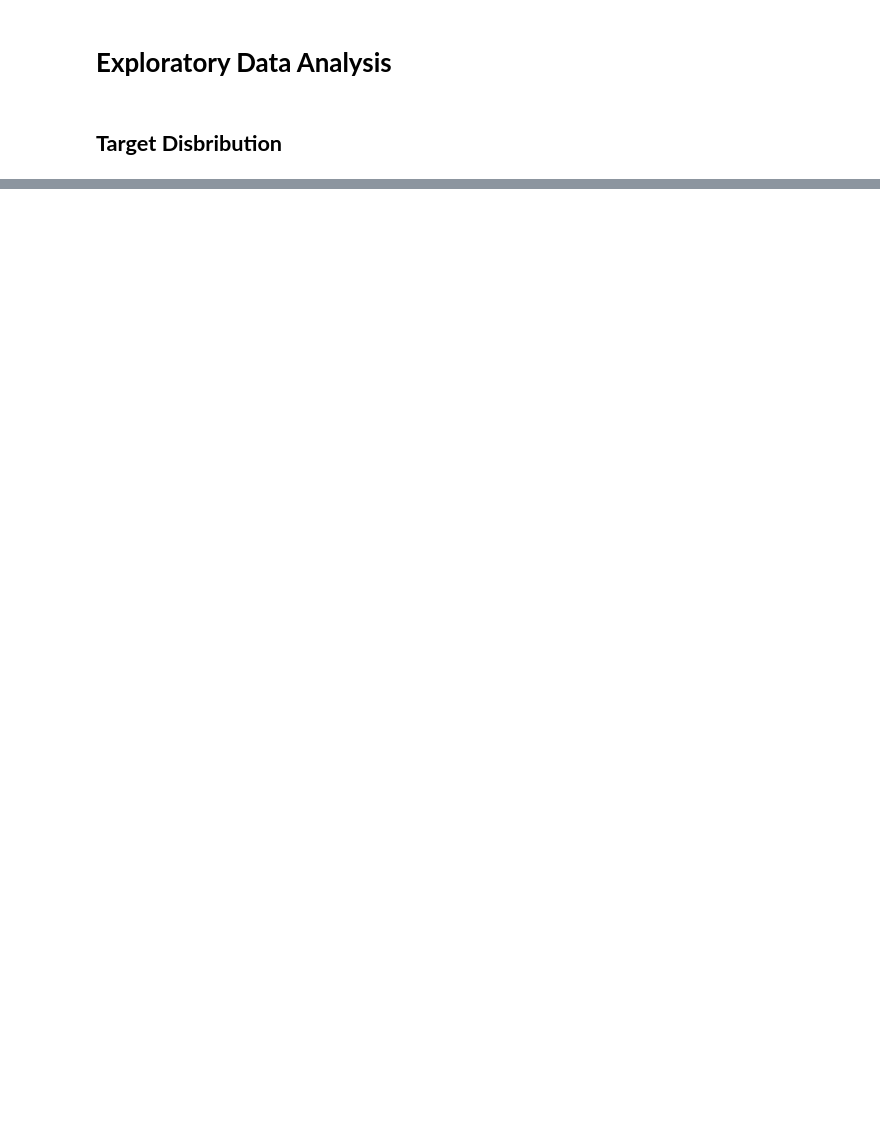
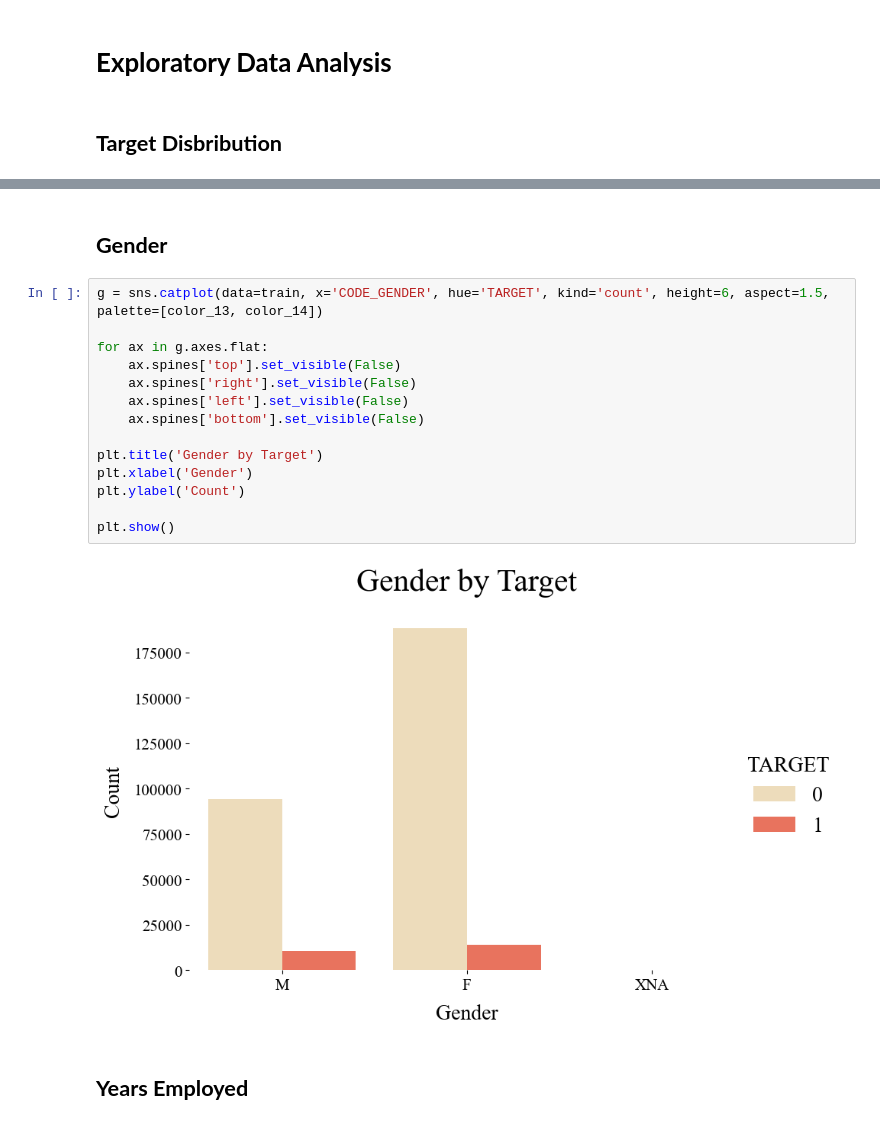
Before and after one commit to KevinNourian/Risk, a Jupyter notebook: Files/Risk 10.1.1.ipynb, the cells around one changed output, grey strips where cells are left out. Cells and saved outputs as stored; diff of their text form; blank space fills up the shorter version.

```diff
--- a/Files/Risk 10.1.1.ipynb
+++ b/Files/Risk 10.1.1.ipynb
@@ -218,0 +218,20 @@ Percentage of people who defaulted (no realty): 8.32 %
+# %% [markdown]
+## **Gender**
+# %%
+g = sns.catplot(data=train, x='CODE_GENDER', hue='TARGET', kind='count', height=6, aspect=1.5, palette=[color_13, color_14])
+
+for ax in g.axes.flat:
+    ax.spines['top'].set_visible(False)
+    ax.spines['right'].set_visible(False)
+    ax.spines['left'].set_visible(False)
+    ax.spines['bottom'].set_visible(False)
+
+plt.title('Gender by Target')
+plt.xlabel('Gender')
+plt.ylabel('Count')
+
+plt.show()
+# %% [output]
+[figure, added]
+# %% [markdown]
+## **Years Employed**
```
Also changed, not shown: parts of 54 cells of this notebook, 4 other files.
